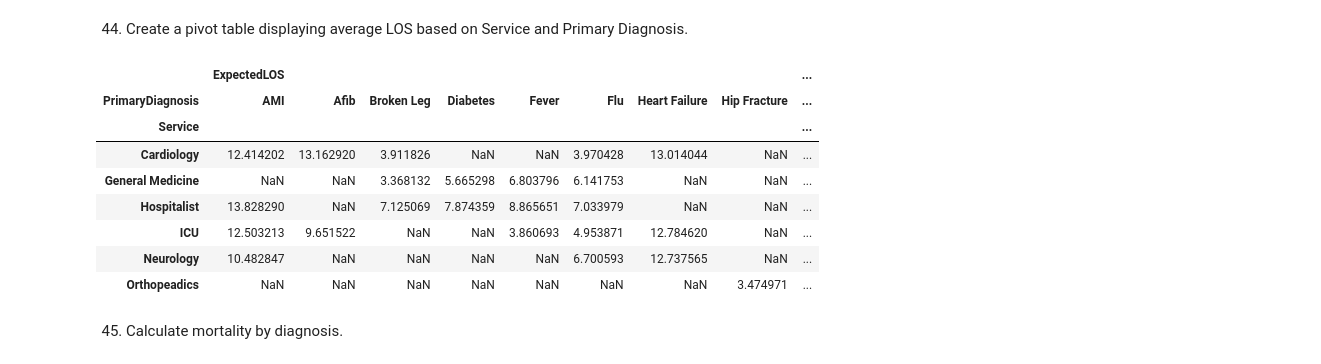
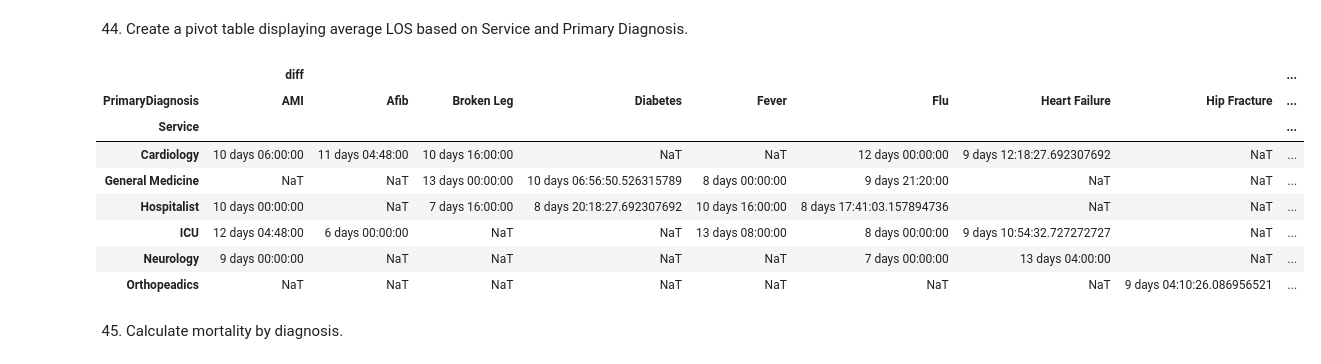
Before and after one commit to PoovithaJayaprakash/Mighty-Pythons, a Jupyter notebook: Mighty-Pythons.ipynb, the cells around one changed output. Drawn from its saved outputs; the diff is of its cells as text; code cells hidden in the pictures.

```diff
--- a/Mighty-Pythons.ipynb
+++ b/Mighty-Pythons.ipynb
@@ -11,6 +11,7 @@ dataEDVisits  = pd.read_csv('HospitalDatabaseEDVisits.csv')
 dataPatients  = pd.read_csv('HospitalDatabasePatients.csv')
 dataProviders = pd.read_csv('HospitalDatabaseProviders.csv')
 dataReAdEntry = pd.read_csv('HospitalDatabaseReAdmissionRegistry.csv')
+df = pd.read_excel("HospitalDatabase .xlsx", sheet_name=["Patients","EDVisits","AmbulatoryVisits","ReAdmissionRegistry","Discharges","Providers","EDUnique"])
 # %% [markdown]
 1.Make a pair plot on Readmission Registry table & do u see any correlation between columns values.
 # %%
@@ -241,9 +236,9 @@ for row in range(rows):
 # %%
 # dataframes use for this:
 
-import pandas as pd
 
-df = pd.read_excel("C:\\Users\\Vaishali\\Documents\\Phython\\HAkathen\\HospitalDatabase .xlsx", sheet_name=["Patients","EDVisits","AmbulatoryVisits","ReAdmissionRegistry","Discharges","Providers","EDUnique"])
+
+
 patients=df['AmbulatoryVisits']
 Count_nan= patients["BloodPressureSystolic"].isna().sum()
 
@@ -302,8 +297,7 @@ import seaborn as sb
 
 #loading data set
 
-df = pd.read_excel(r'C:\Users\yasha\Downloads\HospitalDatabase.xlsx', sheet_name=['Patients','EDVisits','AmbulatoryVisits','ReAdmissionRegistry','Discharges',
-                                                    'Providers','EDUnique'])
+
 df.keys()
 # %% [output]
 dict_keys(['Patients', 'EDVisits', 'AmbulatoryVisits', 'ReAdmissionRegistry', 'Discharges', 'Providers', 'EDUnique'])
@@ -714,19 +731,25 @@ print(x)
 # %% [markdown]
 44. Create a pivot table displaying average LOS based on Service and Primary Diagnosis.
 # %%
-data_pivot=dataDischarges[['ExpectedLOS','Service','PrimaryDiagnosis']]
+readmission_reg=df['ReAdmissionRegistry']
+readmission_reg['AdmissionDate']=pd.to_datetime(readmission_reg['AdmissionDate'])
+readmission_reg['DischargeDate']=pd.to_datetime(readmission_reg['DischargeDate'])
+readmission_reg['diff']=readmission_reg['DischargeDate'].dt.date - readmission_reg['AdmissionDate'].dt.date
+readmission_reg.head()
+
+data_pivot=readmission_reg[['diff','Service','PrimaryDiagnosis']]
 table=pd.pivot_table(data=data_pivot,index='Service',columns='PrimaryDiagnosis')
 table
 # %% [output]
-|  | ExpectedLOS |  |  |  |  |  |  |  | ... |
+|  | diff |  |  |  |  |  |  |  | ... |
 | PrimaryDiagnosis | AMI | Afib | Broken Leg | Diabetes | Fever | Flu | Heart Failure | Hip Fracture | ... |
 | Service |  |  |  |  |  |  |  |  | ... |
-| Cardiology | 12.414202 | 13.162920 | 3.911826 | NaN | NaN | 3.970428 | 13.014044 | NaN | ... |
-| General Medicine | NaN | NaN | 3.368132 | 5.665298 | 6.803796 | 6.141753 | NaN | NaN | ... |
-| Hospitalist | 13.828290 | NaN | 7.125069 | 7.874359 | 8.865651 | 7.033979 | NaN | NaN | ... |
-| ICU | 12.503213 | 9.651522 | NaN | NaN | 3.860693 | 4.953871 | 12.784620 | NaN | ... |
-| Neurology | 10.482847 | NaN | NaN | NaN | NaN | 6.700593 | 12.737565 | NaN | ... |
-| Orthopeadics | NaN | NaN | NaN | NaN | NaN | NaN | NaN | 3.474971 | ... |
+| Cardiology | 10 days 06:00:00 | 11 days 04:48:00 | 10 days 16:00:00 | NaT | NaT | 12 days 00:00:00 | 9 days 12:18:27.692307692 | NaT | ... |
+| General Medicine | NaT | NaT | 13 days 00:00:00 | 10 days 06:56:50.526315789 | 8 days 00:00:00 | 9 days 21:20:00 | NaT | NaT | ... |
+| Hospitalist | 10 days 00:00:00 | NaT | 7 days 16:00:00 | 8 days 20:18:27.692307692 | 10 days 16:00:00 | 8 days 17:41:03.157894736 | NaT | NaT | ... |
+| ICU | 12 days 04:48:00 | 6 days 00:00:00 | NaT | NaT | 13 days 08:00:00 | 8 days 00:00:00 | 9 days 10:54:32.727272727 | NaT | ... |
+| Neurology | 9 days 00:00:00 | NaT | NaT | NaT | NaT | 7 days 00:00:00 | 13 days 04:00:00 | NaT | ... |
+| Orthopeadics | NaT | NaT | NaT | NaT | NaT | NaT | NaT | 9 days 04:10:26.086956521 | ... |
 # %% [markdown]
 45. Calculate mortality by diagnosis.
 # %%
```
Also changed, not shown: parts of 31 cells of this notebook, 1 other file.
